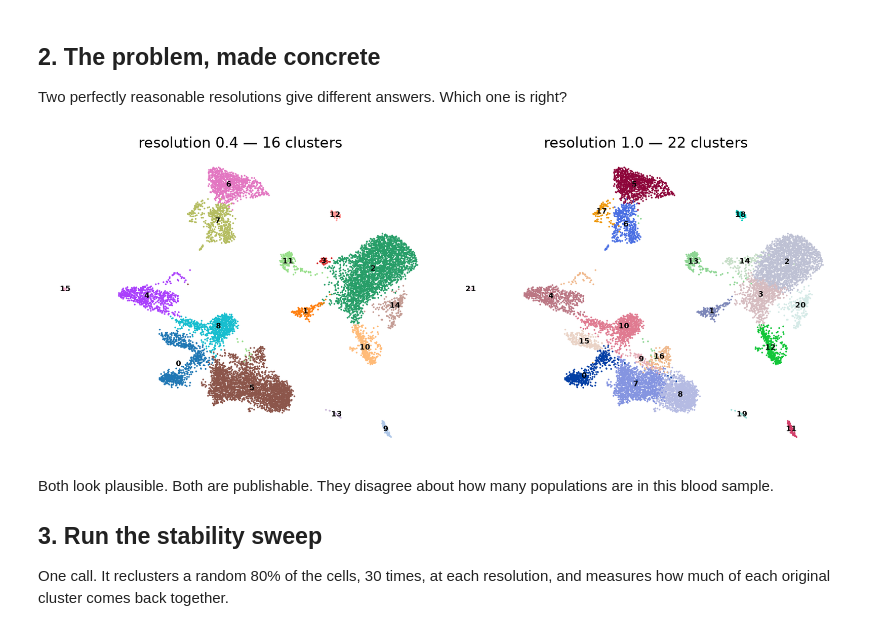
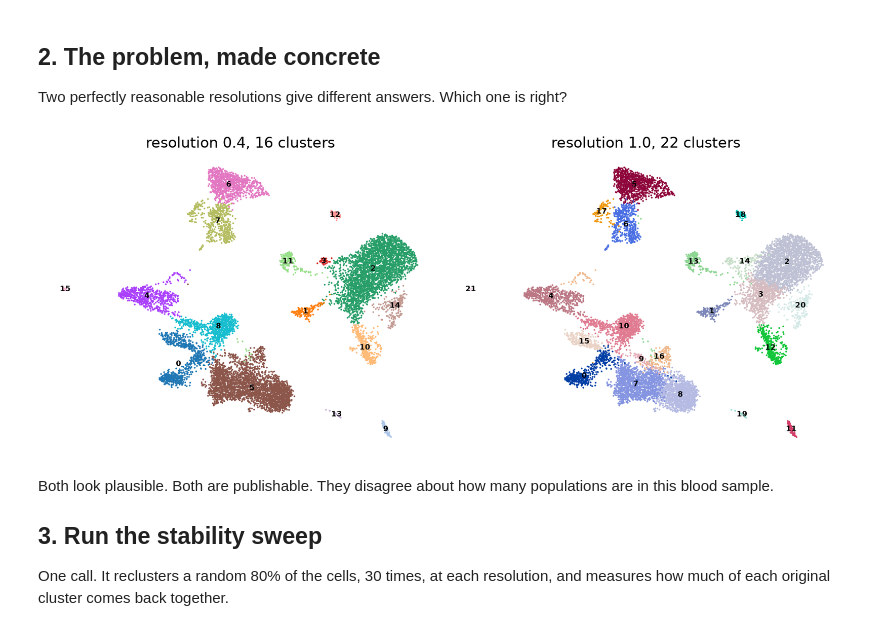
Before and after one commit to ateferos77/scstability, a Jupyter notebook: examples/pbmc_walkthrough.ipynb, the cells around one changed output. Drawn from its saved outputs; the diff is of its cells as text; code cells hidden in the pictures.

```diff
--- a/examples/pbmc_walkthrough.ipynb
+++ b/examples/pbmc_walkthrough.ipynb
@@ -98,36 +98,36 @@ for res in (0.4, 1.0):
     sc.tl.leiden(
         adata,
         resolution=res,
         key_added=f"leiden_{res}",
         flavor="igraph",
         n_iterations=2,
         directed=False,
         random_state=0,
     )
 
 fig, axes = plt.subplots(1, 2, figsize=(11, 4.6))
 sc.pl.umap(
     adata,
     color="leiden_0.4",
     ax=axes[0],
     show=False,
     legend_loc="on data",
     legend_fontsize=7,
-    title=f"resolution 0.4 — {adata.obs['leiden_0.4'].nunique()} clusters",
+    title=f"resolution 0.4, {adata.obs['leiden_0.4'].nunique()} clusters",
 )
 sc.pl.umap(
     adata,
     color="leiden_1.0",
     ax=axes[1],
     show=False,
     legend_loc="on data",
     legend_fontsize=7,
-    title=f"resolution 1.0 — {adata.obs['leiden_1.0'].nunique()} clusters",
+    title=f"resolution 1.0, {adata.obs['leiden_1.0'].nunique()} clusters",
 )
 plt.tight_layout()
 plt.show()
 # %% [output]
-[figure, old version]
+[figure, new version]
 # %% [markdown]
 Both look plausible. Both are publishable. They disagree about how many
 populations are in this blood sample.
```
Also changed, not shown: parts of 9 cells of this notebook, 4 other files.
